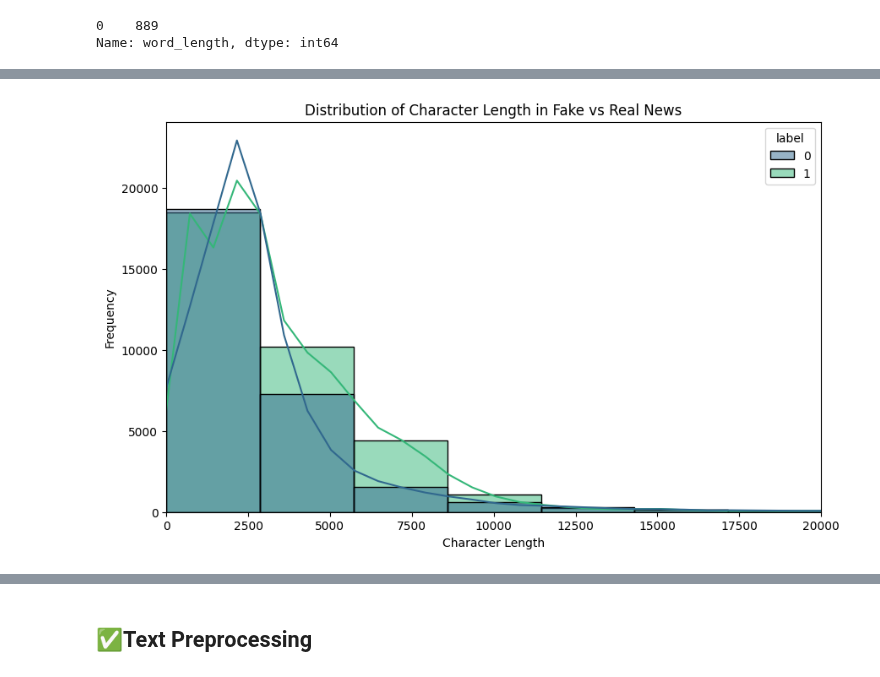
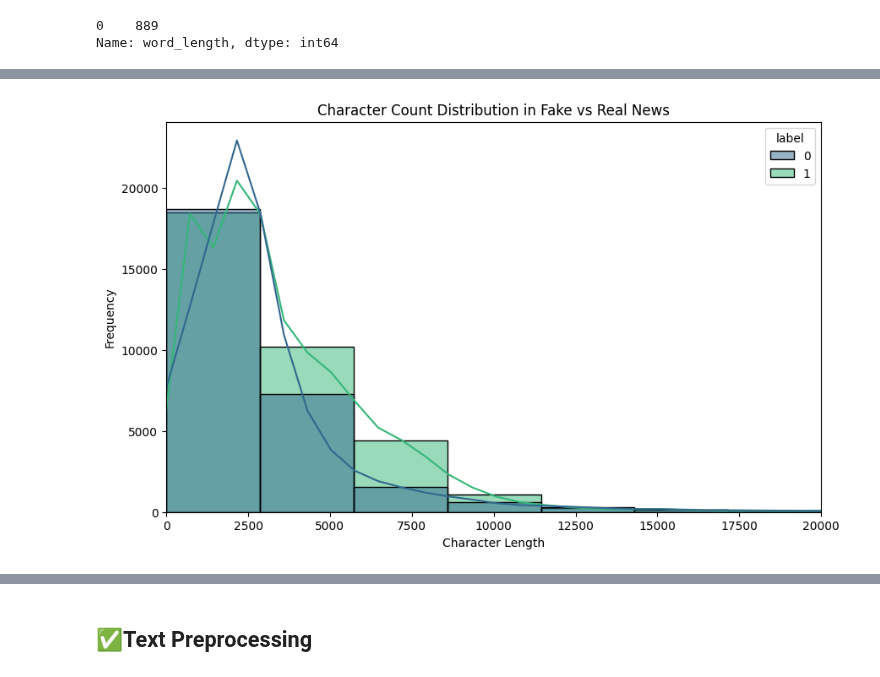
Before and after one commit to Susanta2025-lab/Fatocheck, a Jupyter notebook: notebooks/exploration.ipynb, the cells around one changed output, grey strips where cells are left out. Saved outputs shown, nothing was run; the diff lists cells and outputs as text; code cells hidden in the pictures.

```diff
--- a/notebooks/exploration.ipynb
+++ b/notebooks/exploration.ipynb
@@ -203,11 +203,11 @@ plt.show()
 # %%
 # Distribution of character length in fake vs real news
 plt.figure(figsize=(10, 6))
 sns.histplot(data=df, x='char_length', hue='label', bins=50, palette='viridis', kde=True)
-plt.title('Distribution of Character Length in Fake vs Real News')
+plt.title('Character Count Distribution in Fake vs Real News')
 plt.xlabel('Character Length')
 plt.ylabel('Frequency')
 plt.xlim(0, 20000)
 plt.show()
 # %% [output]
-[figure, old version]
+[figure, new version]
```
Also changed, not shown: parts of 9 cells of this notebook, 2 other files.
